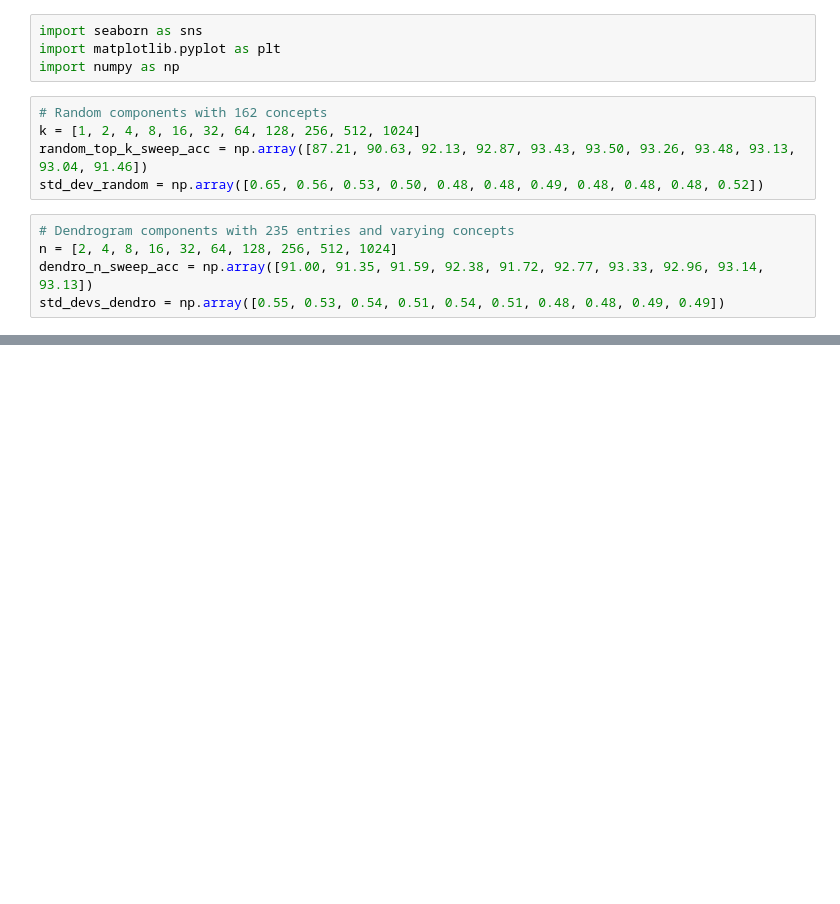
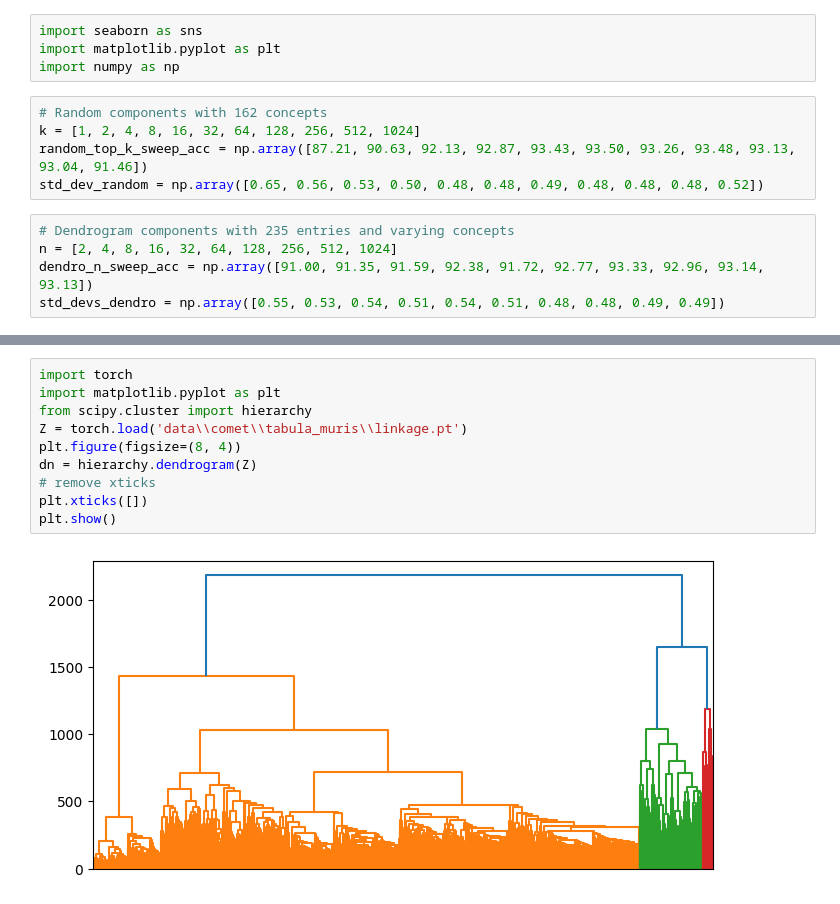
Before and after one commit to TorgemanTarak/DL4BIOMED, a Jupyter notebook: plots.ipynb, the cells around one changed output, grey strips where cells are left out. Saved outputs shown, nothing was run; the diff lists cells and outputs as text; blank space fills up the shorter version.

```diff
--- a/plots.ipynb
+++ b/plots.ipynb
@@ -43,0 +44,12 @@ Text(0.5, 1.0, 'Random components, varying K')
+# %%
+import torch
+import matplotlib.pyplot as plt
+from scipy.cluster import hierarchy
+Z = torch.load('data\\comet\\tabula_muris\\linkage.pt')
+plt.figure(figsize=(8, 4))
+dn = hierarchy.dendrogram(Z)
+# remove xticks
+plt.xticks([])
+plt.show()
+# %% [output]
+[figure, added]
```
Also changed, not shown: parts of 1 cell of this notebook.
